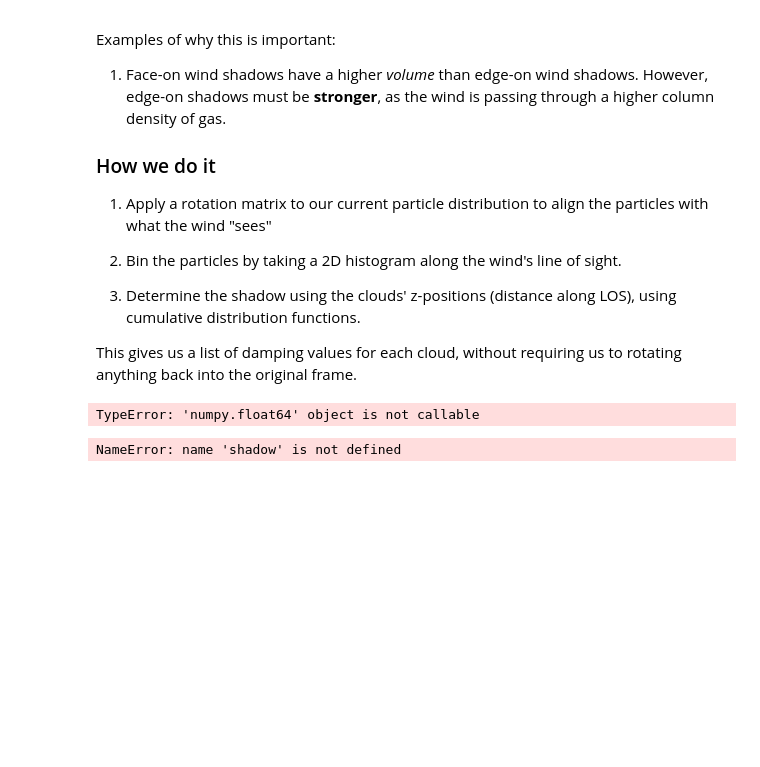
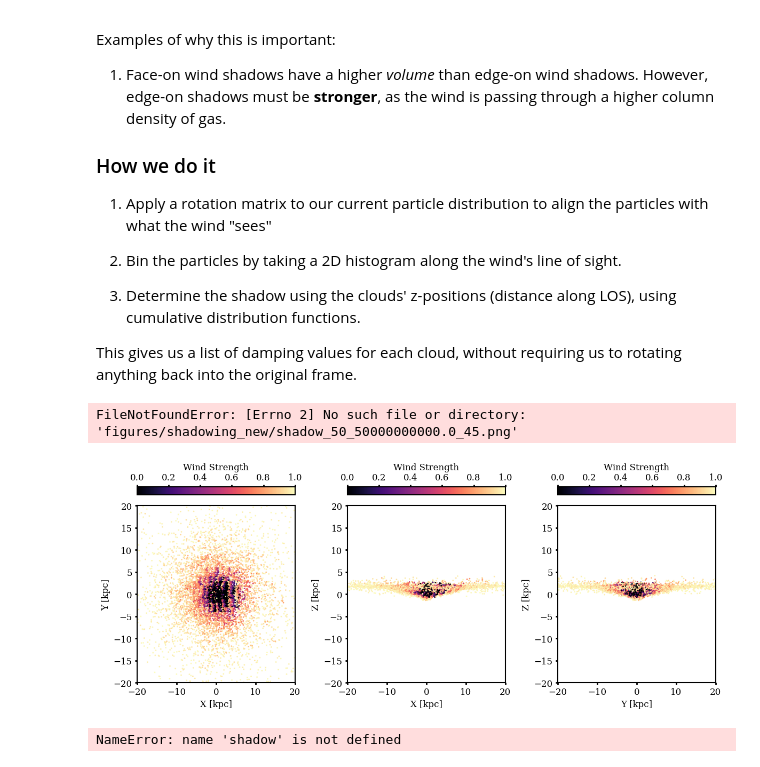
Before and after one commit to HSouch/galarp, a Jupyter notebook: paper/0-1-FullDynamicShadow copy.ipynb, the cells around one changed output. Drawn from its saved outputs; the diff is of its cells as text; code cells hidden in the pictures; blank space fills up the shorter version.

```diff
--- a/paper/0-1-FullDynamicShadow copy.ipynb
+++ b/paper/0-1-FullDynamicShadow copy.ipynb
@@ -46,7 +47,7 @@ frame.
 # %%
 orbits = grp.OrbitContainer.load("temp/orbits_RB2006_0.grp")
 
-x,y,z, *_ = grp.get_orbit_data(orbits.data, transposed=False)
+x,y,z, vx, vy, vz = grp.get_orbit_data(orbits.data, transposed=False)
 
 wind = grp.builtins.RB2006_Wind()
 # %%
@@ -93,7 +94,7 @@ class DynamicShadow:
         q = q.T
 
         # STEP 1: Rotate the particles to the wind frame
-        xyz_rotated = grp.rotate_yaxis(q, beta=self.wind.inclination())
+        xyz_rotated = grp.rotate_yaxis(q, beta=self.wind.inclination)
         xyz_rotated_T = xyz_rotated.T
 
         shadowing = np.ones(len(q[0]))
@@ -169,38 +170,40 @@ class DynamicShadow:
         m3 = ax[2].scatter(xyz[1], xyz[2], c=shadowing, cmap=cmap, s=size)
         ax[2].set(xlabel="Y [kpc]", ylabel="Z [kpc]", xlim=(-20, 20), ylim=(-20, 20))
 
         plt.colorbar(mappable=m1, ax=ax[0], label="Wind Strength", orientation="horizontal", location="top")
         plt.colorbar(mappable=m2, ax=ax[1], label="Wind Strength", orientation="horizontal", location="top")
         plt.colorbar(mappable=m3, ax=ax[2], label="Wind Strength", orientation="horizontal", location="top")
 
         plt.tight_layout()
         if outname is not None:
             plt.savefig(outname, dpi=kwargs.get("dpi", 200))
             plt.close()
 
 
 
 
 sigmas = np.random.randint(6, 40, 10000)
 masses = np.random.uniform(1e5, 1e6, 10000)
+radii = np.sqrt(masses / np.pi / sigmas)
 
 depth = 5e10
 inc = 45
 for index in np.linspace(50, 400, 20).astype(int):
     xyz = np.array([x[index], y[index], z[index]])
-
+    v_xyz = np.array([vx[index], vy[index], vz[index]])
 
     wind = grp.LorentzianWind(t0=300*u.Myr, width=200*u.Myr, units=galactic)
     wind = grp.builtins.RB2006_Wind()
 
-    shadow = DynamicShadow(wind, depth=depth, n_bins=40, debug=True, masses=masses)
-    shadow.evaluate(xyz.T, 0)
-    #shadow.debug_evaluate(xyz.T, 0, outname=f"figures/shadowing_new/shadow_{index}_{depth}_{inc:.0f}.png", cmap="magma")
+    shadow = DynamicShadow(wind, depth=depth, n_bins=40, debug=True, masses=masses, radii=radii)
+    #shadow.evaluate(xyz.T,  v_xyz.T, 0)
+    shadow.debug_evaluate(xyz.T, 0, outname=f"figures/shadowing_new/shadow_{index}_{depth}_{inc:.0f}.png", cmap="magma")
 
 
 # %timeit shadow.evaluate(xyz.T, 0)
 # %% [output]
-TypeError: 'numpy.float64' object is not callable
+FileNotFoundError: [Errno 2] No such file or directory: 'figures/shadowing_new/shadow_50_50000000000.0_45.png'
+[figure, added]
 # %%
 xs = np.arange(-2, 20, 0.1)
 for interp in shadow.interps[:50]:
```
Also changed, not shown: parts of 1 cell of this notebook, 6 other files.
